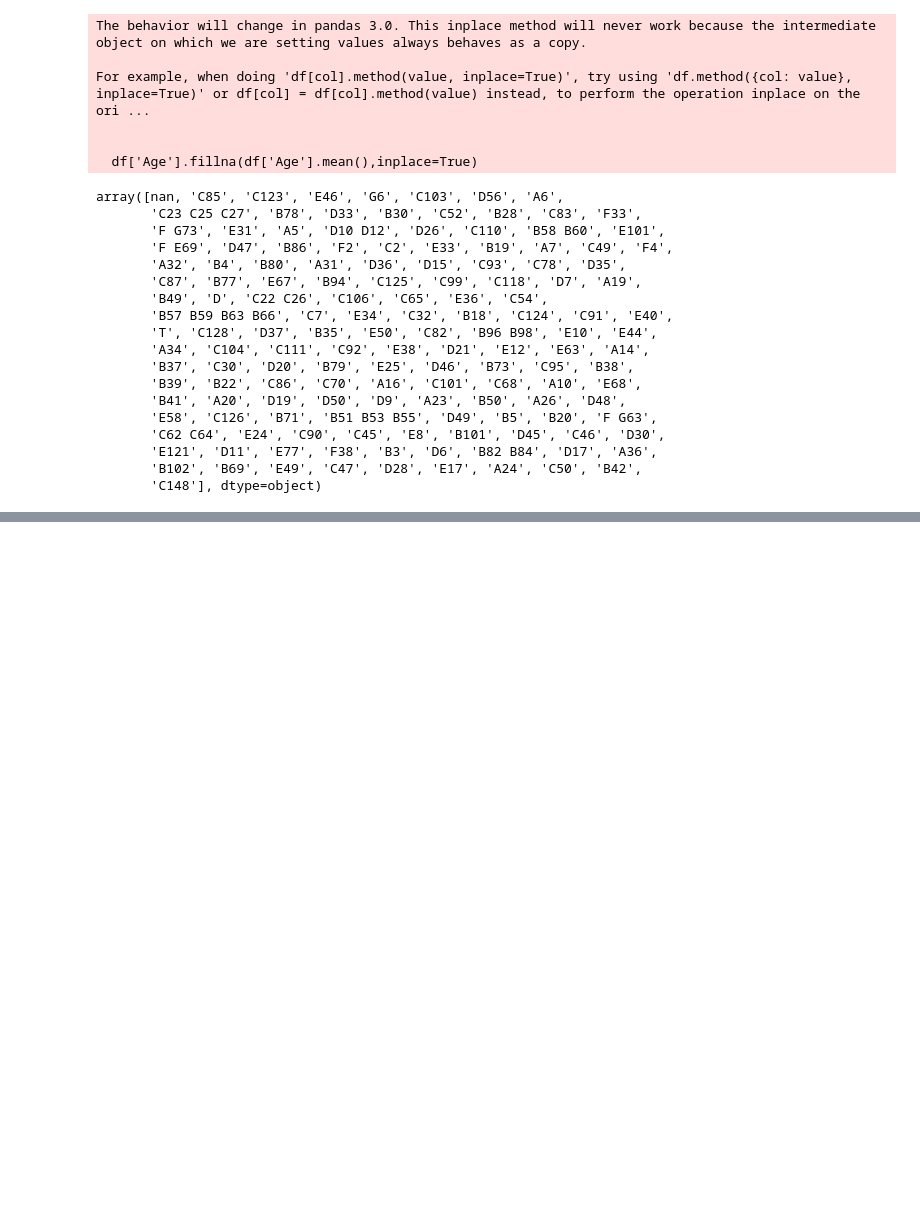
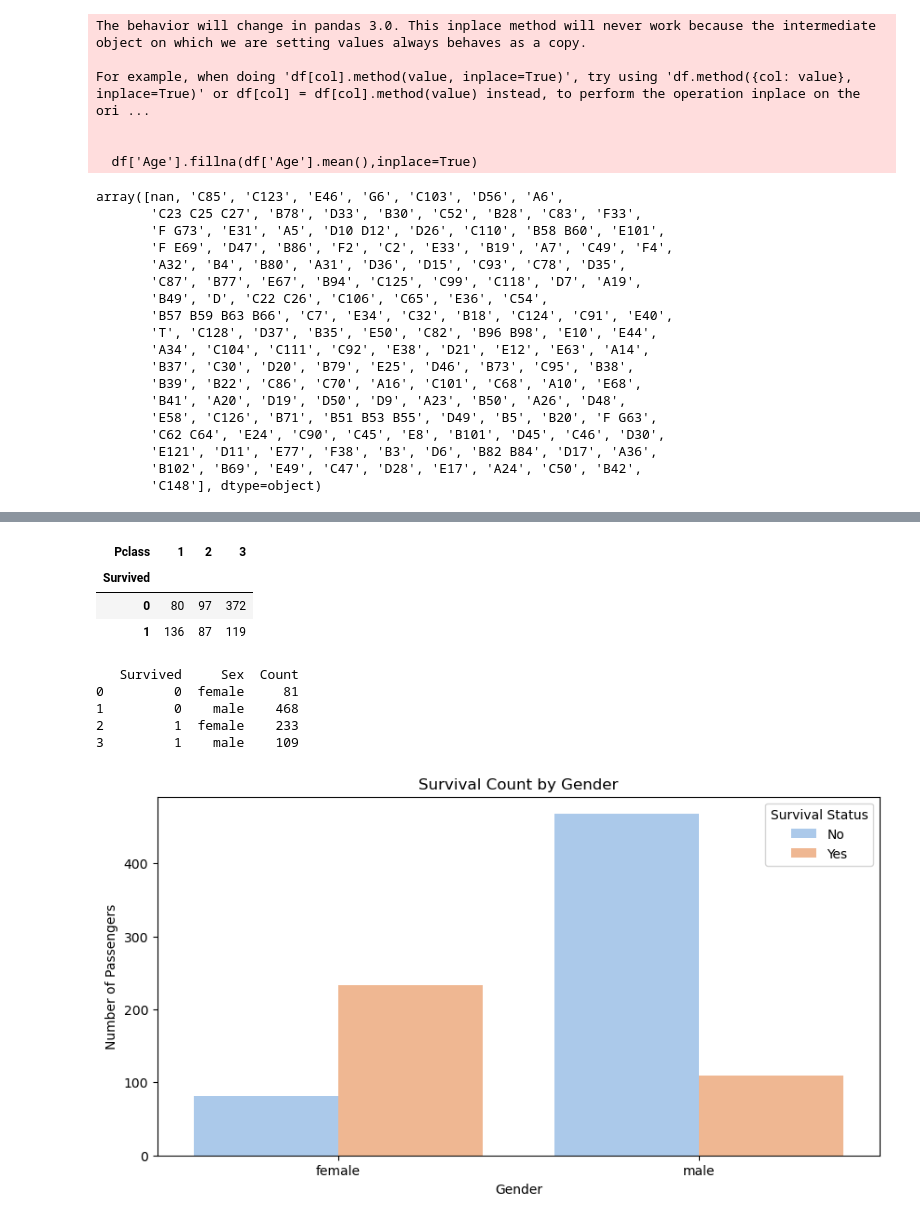
Before and after one commit to 1akashraj1/Titanic_ML, a Jupyter notebook: analytics/data_wrangling.ipynb, the cells around one changed output, grey strips where cells are left out. Saved outputs shown, nothing was run; the diff lists cells and outputs as text; code cells hidden in the pictures; blank space fills up the shorter version.

Commit message:
added data_wrangling + data ingestion

```diff
--- a/analytics/data_wrangling.ipynb
+++ b/analytics/data_wrangling.ipynb
@@ -2,6 +2,12 @@
 import numpy as np
 import pandas as pd
 import os
+import matplotlib.pyplot as plt
+import seaborn as sns
+import plotly
+%matplotlib inline
+
+plt.rcParams['figure.figsize'] = (10,5)
 # %%
 # taking file path of the training dataset
 
@@ -111,0 +125,33 @@ df['Embarked'].fillna(df['Embarked'].mode()[0],inplace=True)
+# %%
+#Counts of Passenger Survied according to the class
+
+class_survied = df.groupby(['Survived','Pclass']).count().reset_index()
+class_survied.pivot(index='Survived', columns='Pclass',values='Name')
+# %% [output]
+| Pclass | 1 | 2 | 3 |
+| Survived |  |  |  |
+| 0 | 80 | 97 | 372 |
+| 1 | 136 | 87 | 119 |
+# %%
+# Counts of Passenger Survied according to the gender
+
+gender_survived = df.groupby(['Survived','Sex']).size().reset_index(name='Count')
+print(gender_survived)
+ax = sns.barplot(data=gender_survived, x='Sex', y='Count', hue='Survived', palette='pastel')
+plt.title('Survival Count by Gender')
+plt.xlabel('Gender')
+plt.ylabel('Number of Passengers')
+handles, labels = ax.get_legend_handles_labels()
+plt.legend(
+    handles,
+    ['No', 'Yes'],
+    title='Survival Status'
+)
+plt.show()
+# %% [output]
+   Survived     Sex  Count
+0         0  female     81
+1         0    male    468
+2         1  female    233
+3         1    male    109
+[figure, added]
```
Also changed, not shown: parts of 5 cells of this notebook, 4 other files.
